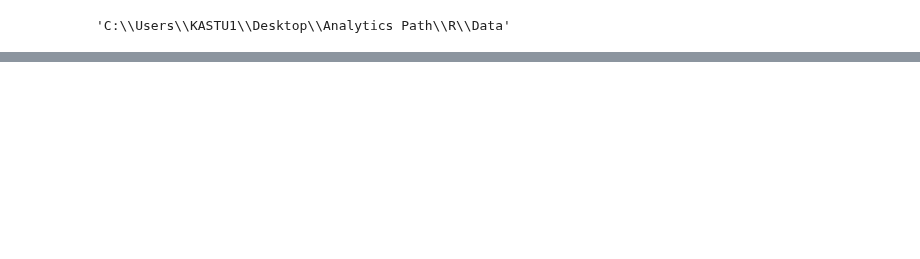
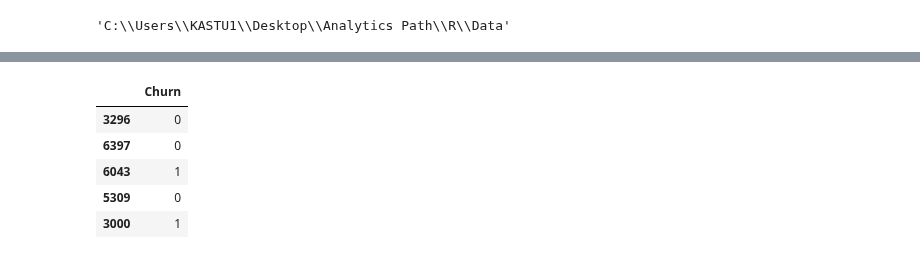
Before and after one commit to nov012017/Code, a Jupyter notebook: Python/Kaggle/TELCO/Telco_Final.ipynb, the cells around one changed output, grey strips where cells are left out. Saved outputs shown, nothing was run; the diff lists cells and outputs as text; code cells hidden in the pictures; blank space fills up the shorter version.

```diff
--- a/Python/Kaggle/TELCO/Telco_Final.ipynb
+++ b/Python/Kaggle/TELCO/Telco_Final.ipynb
@@ -142,0 +186,9 @@ print(cm_train)
+# %%
+y_train.head()
+# %% [output]
+|  | Churn |
+| 3296 | 0 |
+| 6397 | 0 |
+| 6043 | 1 |
+| 5309 | 0 |
+| 3000 | 1 |
```
Also changed, not shown: parts of 27 cells of this notebook, 1 other file.
